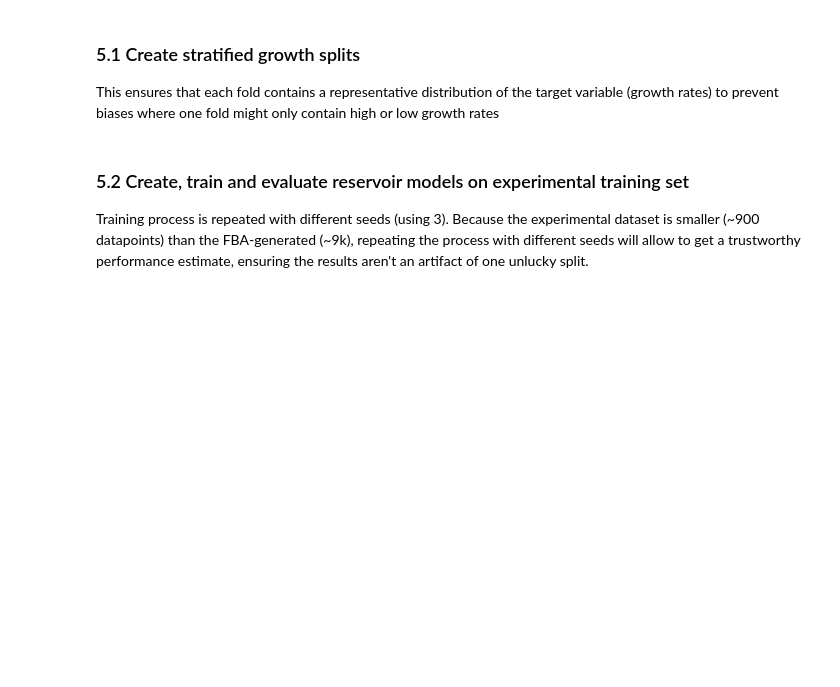
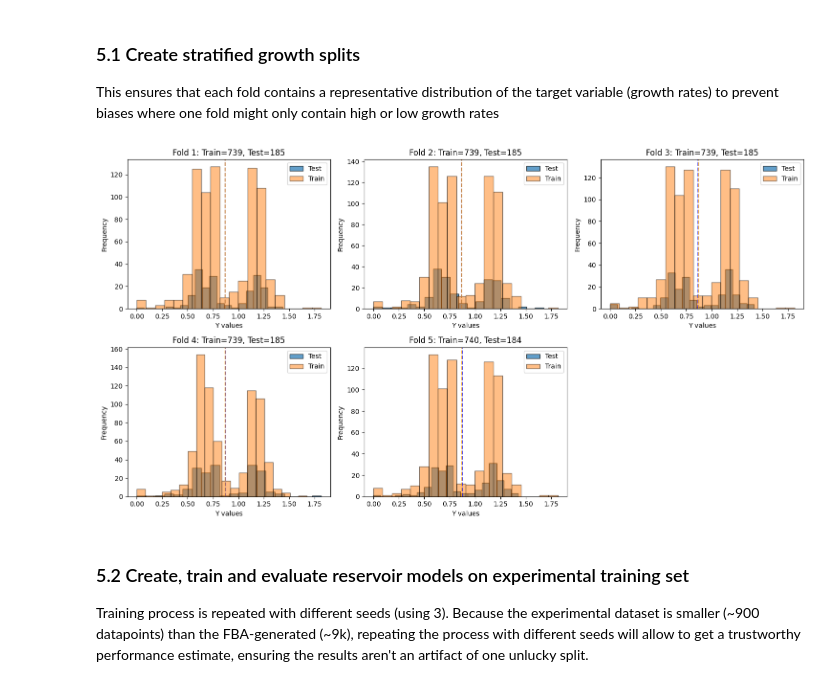
Before and after one commit to lyach/artificial-metabolic-networks, a Jupyter notebook: notebooks/Tutorial_Aida_LC.ipynb, the cells around one changed output. Cells and saved outputs as stored; diff of their text form; code cells hidden in the pictures; blank space fills up the shorter version.

```diff
--- a/notebooks/Tutorial_Aida_LC.ipynb
+++ b/notebooks/Tutorial_Aida_LC.ipynb
@@ -678,3 +703,38 @@ from sklearn.model_selection import StratifiedKFold
+# %%
+from src.Build_Model import get_stratified_kfold
+
+kfold, y_binned = get_stratified_kfold(Y, n_splits=5,
+                                       n_bins=10, shuffle=True)
+
+# Plot 2: Y distribution in each fold
+fig, axes = plt.subplots(2, 3, figsize=(15, 8))
+axes = axes.flatten()
+
+for fold_idx, (train_idx, test_idx) in enumerate(kfold.split(X, y_binned)):
+    # Plot test set distribution for this fold
+    axes[fold_idx].hist(Y[test_idx].flatten(), bins=20, alpha=0.7,
+                        edgecolor='black', label='Test')
+    axes[fold_idx].hist(Y[train_idx].flatten(), bins=20, alpha=0.5,
+                        edgecolor='black', label='Train')
+    axes[fold_idx].set_xlabel('Y values')
+    axes[fold_idx].set_ylabel('Frequency')
+    axes[fold_idx].set_title(f'Fold {fold_idx+1}: Train={len(train_idx)}, Test={len(test_idx)}')
+    axes[fold_idx].legend()
+
+    # Add statistics
+    test_mean = Y[test_idx].mean()
+    train_mean = Y[train_idx].mean()
+    axes[fold_idx].axvline(test_mean, color='blue', linestyle='--', alpha=0.7)
+    axes[fold_idx].axvline(train_mean, color='orange', linestyle='--', alpha=0.7)
+
+# Hide extra subplot
+if len(axes) > 5:
+    axes[5].axis('off')
+
+plt.tight_layout()
+plt.show()
+# %% [output]
+[figure, added]
 # %% [markdown]
 ### 5.2 Create, train and evaluate reservoir models on experimental training set
 
```
Also changed, not shown: parts of 15 cells of this notebook, 5 other files.
